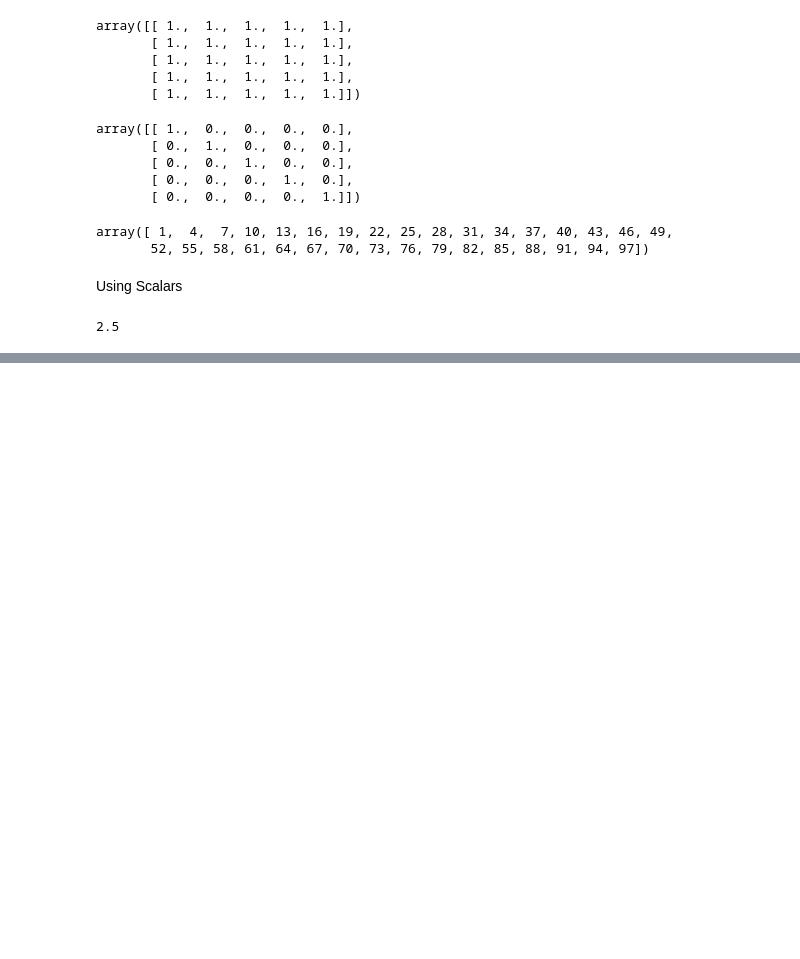
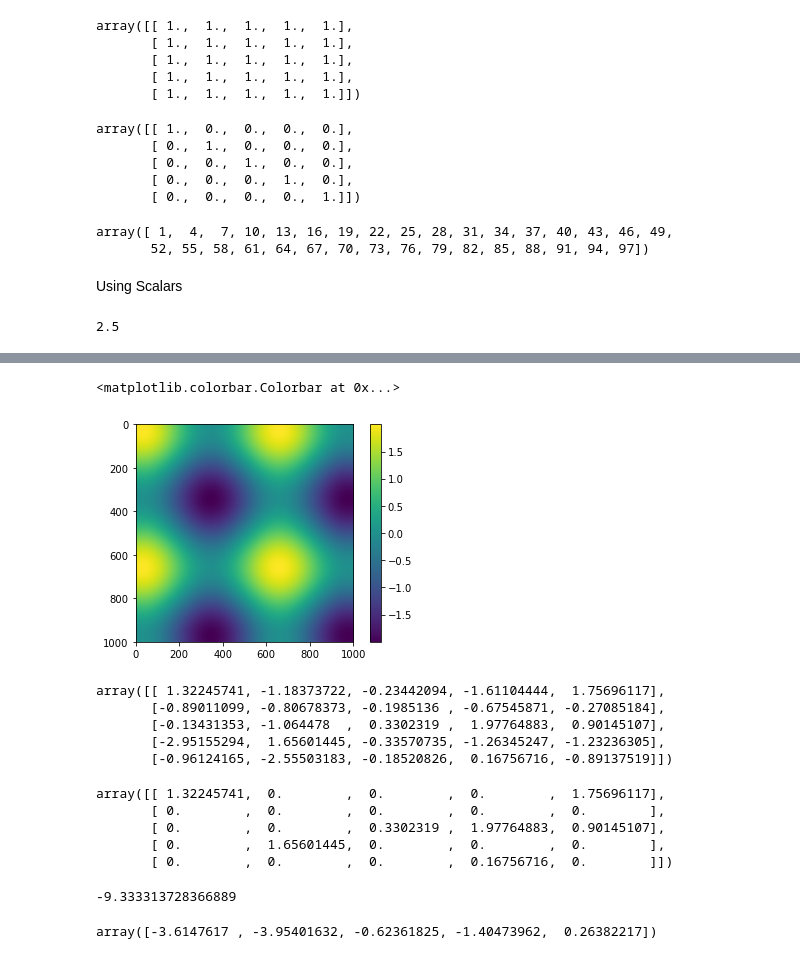
Before and after one commit to hari09kg1a0403/datascience_visualization, a Jupyter notebook: Simple NoteBook.ipynb, the cells around one changed output, grey strips where cells are left out. Saved outputs shown, nothing was run; the diff lists cells and outputs as text; code cells hidden in the pictures; blank space fills up the shorter version.

Commit message:
completed basic arrays and uses

```diff
--- a/Simple NoteBook.ipynb
+++ b/Simple NoteBook.ipynb
@@ -65,0 +161,6 @@ from __future__ import division
+# %%
+#creating a grid
+points  = np.arange(-5,5,0.01)
+# %%
+#the dx and the dy are used for the graphs x and y plane
+dx,dy = np.meshgrid(points,points)
@@ -65,0 +177,3 @@ from __future__ import division
+# %%
+z = (np.sin(dx) + np.sin(dy))
+z
@@ -65,0 +194,35 @@ from __future__ import division
+# %%
+plt.imshow(z)
+plt.colorbar()
+# %% [output]
+<matplotlib.colorbar.Colorbar at 0x...>
+[figure, added]
+# %%
+from numpy.random import randn
+arr = randn(5,5)
+arr
+# %% [output]
+array([[ 1.32245741, -1.18373722, -0.23442094, -1.61104444,  1.75696117],
+       [-0.89011099, -0.80678373, -0.1985136 , -0.67545871, -0.27085184],
+       [-0.13431353, -1.064478  ,  0.3302319 ,  1.97764883,  0.90145107],
+       [-2.95155294,  1.65601445, -0.33570735, -1.26345247, -1.23236305],
+       [-0.96124165, -2.55503183, -0.18520826,  0.16756716, -0.89137519]])
+# %%
+#replace all the values with lessthan 0 woth 0 and remaining as itar is
+np.where(arr<0,0,arr)
+# %% [output]
+array([[ 1.32245741,  0.        ,  0.        ,  0.        ,  1.75696117],
+       [ 0.        ,  0.        ,  0.        ,  0.        ,  0.        ],
+       [ 0.        ,  0.        ,  0.3302319 ,  1.97764883,  0.90145107],
+       [ 0.        ,  1.65601445,  0.        ,  0.        ,  0.        ],
+       [ 0.        ,  0.        ,  0.        ,  0.16756716,  0.        ]])
+# %%
+#sum of all the values
+arr.sum()
+# %% [output]
+-9.333313728366889
+# %%
+# sum of independent rows
+arr.sum(0)
+# %% [output]
+array([-3.6147617 , -3.95401632, -0.62361825, -1.40473962,  0.26382217])
```
Also changed, not shown: parts of 24 cells of this notebook, 2 other files.
